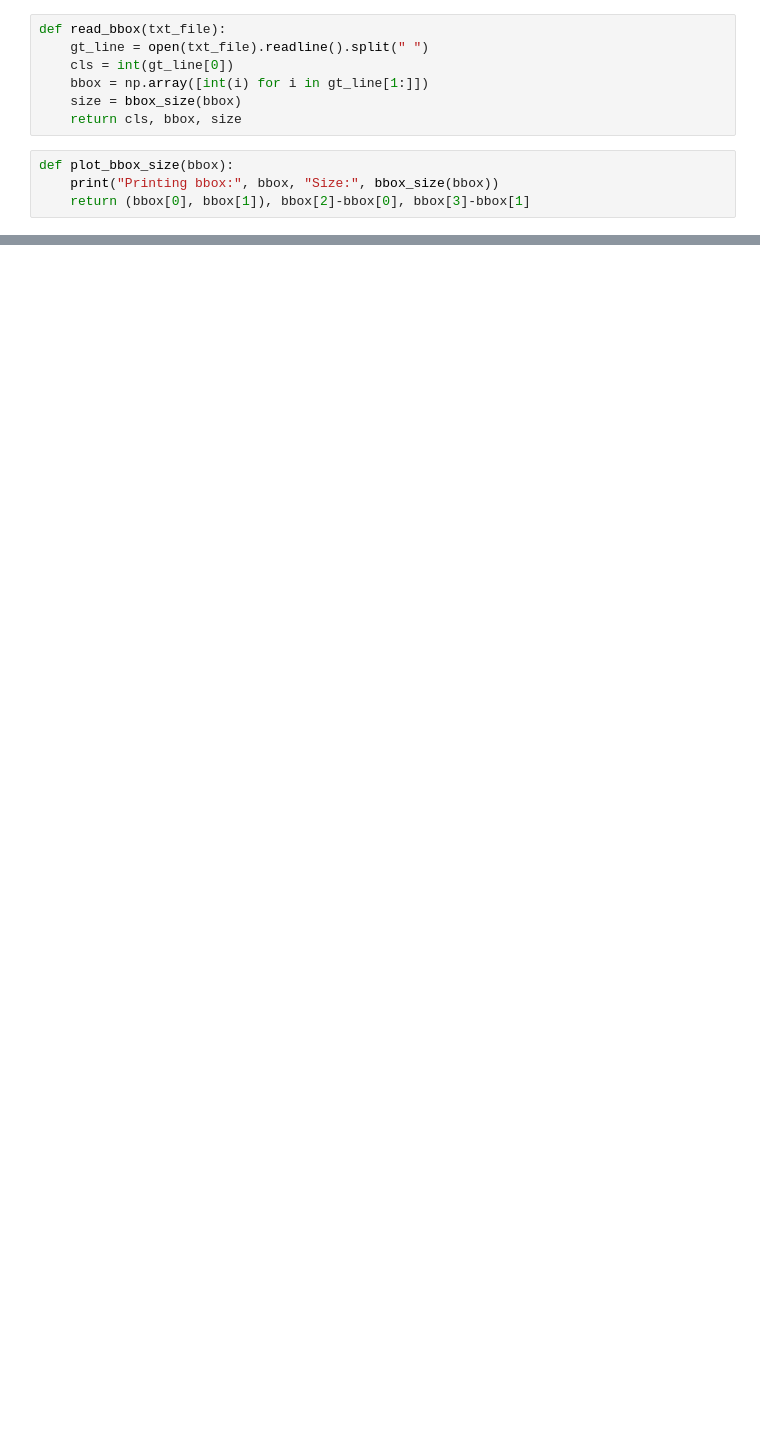
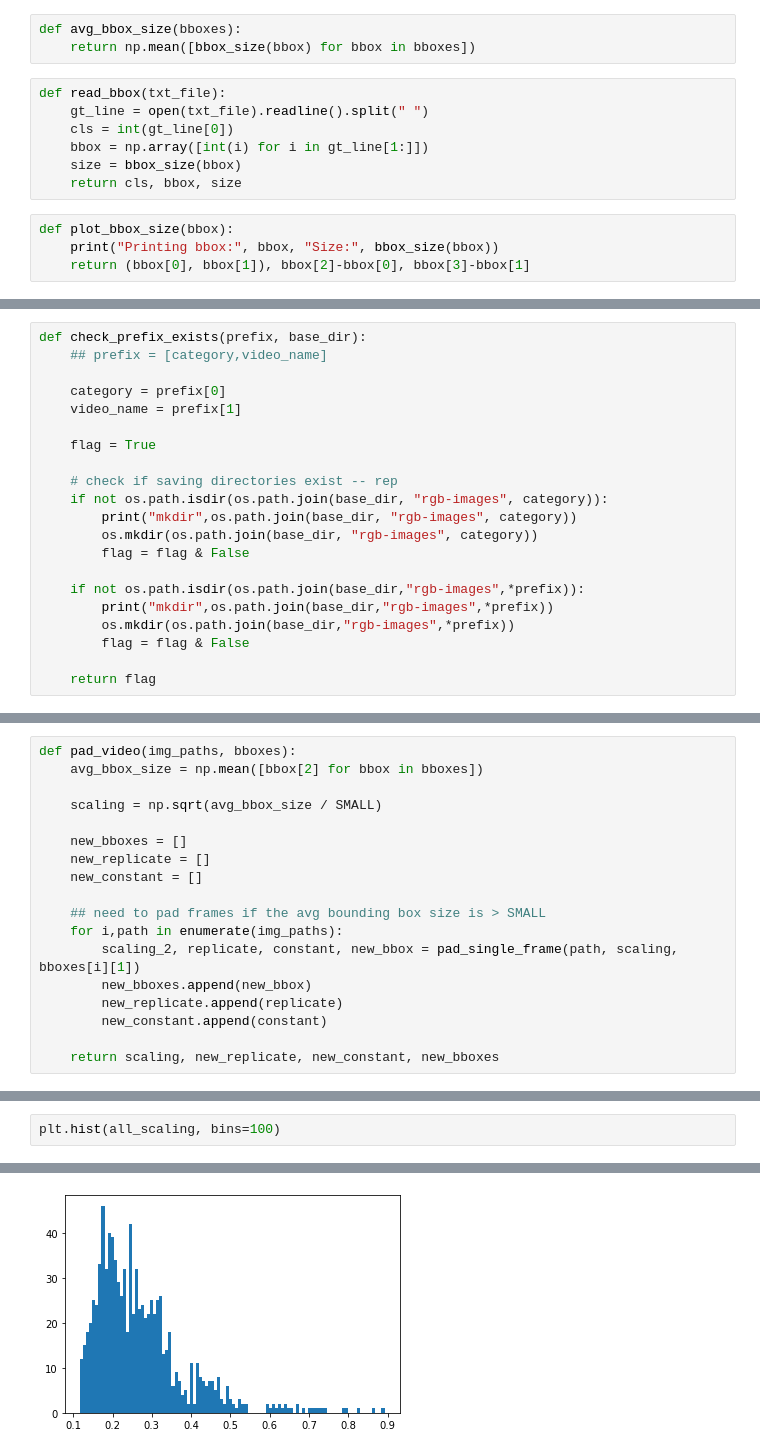
Before and after one commit to ame9yu/11785-project-smallobjdetection, a Jupyter notebook: padd_img.ipynb, the cells around one changed output, grey strips where cells are left out. Cells and saved outputs as stored; diff of their text form; blank space fills up the shorter version.

Commit message:
pad constant and replicate padded videos

```diff
--- a/padd_img.ipynb
+++ b/padd_img.ipynb
@@ -13,6 +13,9 @@ def bbox_size(bbox):
     bbox: x1, y1, x2, y2
     '''
     return (bbox[3] - bbox[1]) * (bbox[2] - bbox[0])
+# %%
+def avg_bbox_size(bboxes):
+    return np.mean([bbox_size(bbox) for bbox in bboxes])
 # %%
 def read_bbox(txt_file):
     gt_line = open(txt_file).readline().split(" ")
@@ -122,0 +196,21 @@ Printing bbox: [148. 105. 181. 136.] Size: 1023.0
+# %%
+def check_prefix_exists(prefix, base_dir):
+    ## prefix = [category,video_name]
+
+    category = prefix[0]
+    video_name = prefix[1]
+
+    flag = True
+
+    # check if saving directories exist -- rep
+    if not os.path.isdir(os.path.join(base_dir, "rgb-images", category)):
+        print("mkdir",os.path.join(base_dir, "rgb-images", category))
+        os.mkdir(os.path.join(base_dir, "rgb-images", category))
+        flag = flag & False
+
+    if not os.path.isdir(os.path.join(base_dir,"rgb-images",*prefix)):
+        print("mkdir",os.path.join(base_dir,"rgb-images",*prefix))
+        os.mkdir(os.path.join(base_dir,"rgb-images",*prefix))
+        flag = flag & False
+
+    return flag
@@ -122,0 +257,18 @@ Printing bbox: [148. 105. 181. 136.] Size: 1023.0
+# %%
+def pad_video(img_paths, bboxes):
+    avg_bbox_size = np.mean([bbox[2] for bbox in bboxes])
+
+    scaling = np.sqrt(avg_bbox_size / SMALL)
+
+    new_bboxes = []
+    new_replicate = []
+    new_constant = []
+
+    ## need to pad frames if the avg bounding box size is > SMALL
+    for i,path in enumerate(img_paths):
+        scaling_2, replicate, constant, new_bbox = pad_single_frame(path, scaling, bboxes[i][1])
+        new_bboxes.append(new_bbox)
+        new_replicate.append(replicate)
+        new_constant.append(constant)
+
+    return scaling, new_replicate, new_constant, new_bboxes
@@ -122,0 +383,3 @@ Printing bbox: [148. 105. 181. 136.] Size: 1023.0
+# %%
+plt.hist(all_scaling, bins=100)
+# %% [output]
@@ -122,0 +403 @@ Printing bbox: [148. 105. 181. 136.] Size: 1023.0
+[figure, added]
```
Also changed, not shown: parts of 14 cells of this notebook.
